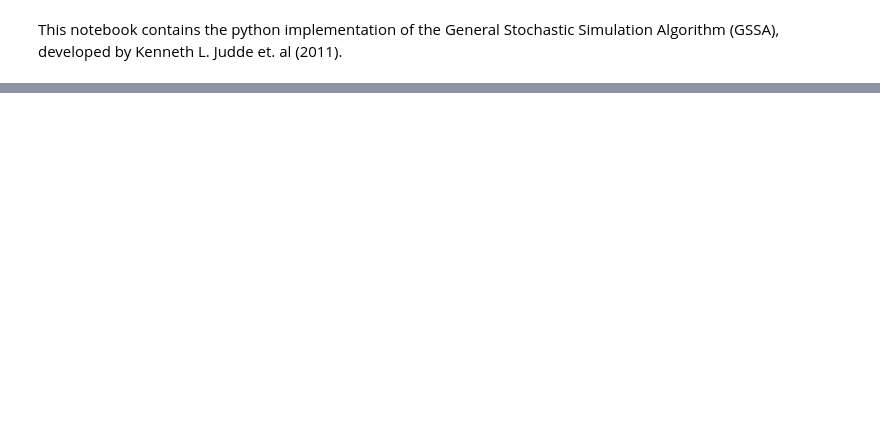
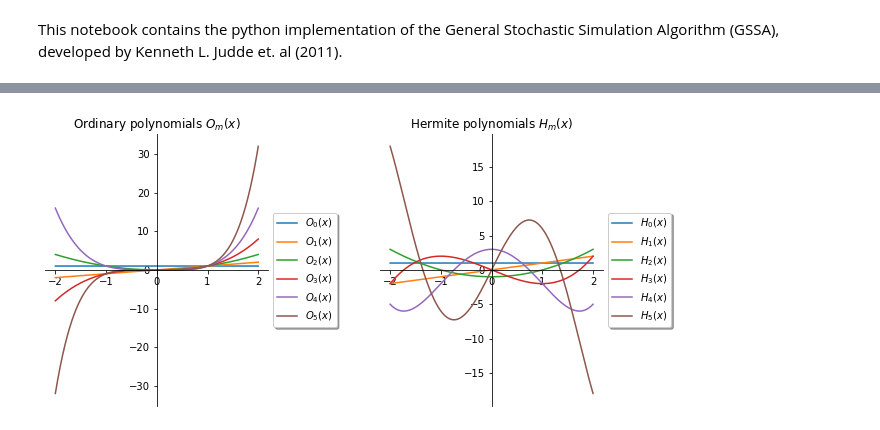
Before and after one commit to PoTseCheng/OSE, a Jupyter notebook: GSS/Gss python/OSE final report.ipynb, the cells around one changed output, grey strips where cells are left out. Cells and saved outputs as stored; diff of their text form; code cells hidden in the pictures; blank space fills up the shorter version.

Commit message:
Add more figures from benchmarking and also writings.

```diff
--- a/GSS/Gss python/OSE final report.ipynb
+++ b/GSS/Gss python/OSE final report.ipynb
@@ -38,3 +81,7 @@ Figure1()
+# %%
+Figure2()
+# %% [output]
+[figure, added]
 # %%
 showcase_result = GSSA_ShowcaseResult()
 # %%
```
Also changed, not shown: parts of 29 cells of this notebook, 4 other files.
